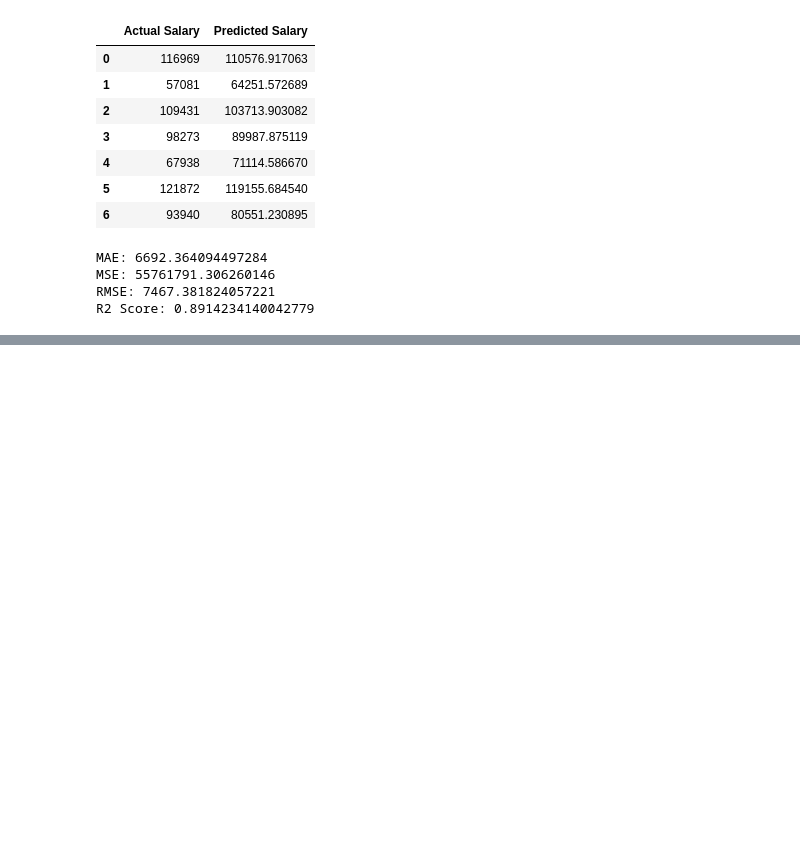
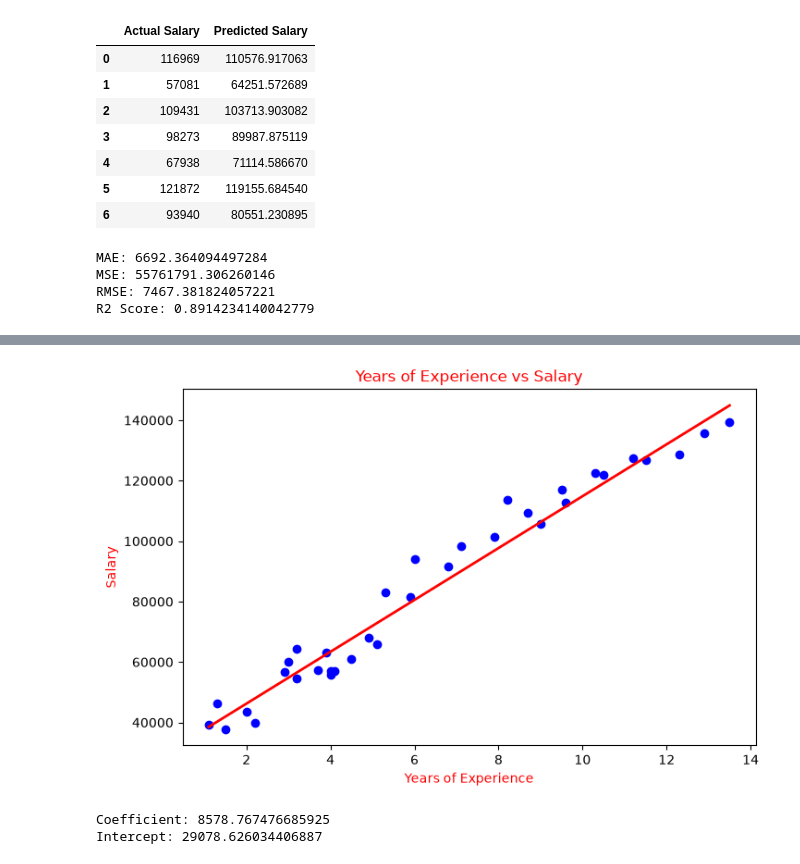
Before and after one commit to mdsohailalam0805-collab/ML-30-Day-Challenge, a Jupyter notebook: Day-02-Linear-Regression-Salary-Prediction/salary_prediction.ipynb, the cells around one changed output, grey strips where cells are left out. Cells and saved outputs as stored; diff of their text form; code cells hidden in the pictures; blank space fills up the shorter version.

```diff
--- a/Day-02-Linear-Regression-Salary-Prediction/salary_prediction.ipynb
+++ b/Day-02-Linear-Regression-Salary-Prediction/salary_prediction.ipynb
@@ -132,0 +133,25 @@ plt.show()
+# %%
+plt.figure(figsize=(8, 5))
+
+plt.scatter(X, y, color="blue")
+
+plt.plot(
+    X,
+    model.predict(X),
+    color="red",
+    linewidth=2
+)
+
+plt.xlabel("Years of Experience",color = "red")
+plt.ylabel("Salary", color = "red")
+plt.title("Years of Experience vs Salary", color = "red")
+
+plt.show()
+# %% [output]
+[figure, added]
+# %%
+print("Coefficient:", model.coef_[0])
+print("Intercept:", model.intercept_)
+# %% [output]
+Coefficient: 8578.767476685925
+Intercept: 29078.626034406887
```
Also changed, not shown: parts of 2 cells of this notebook.
